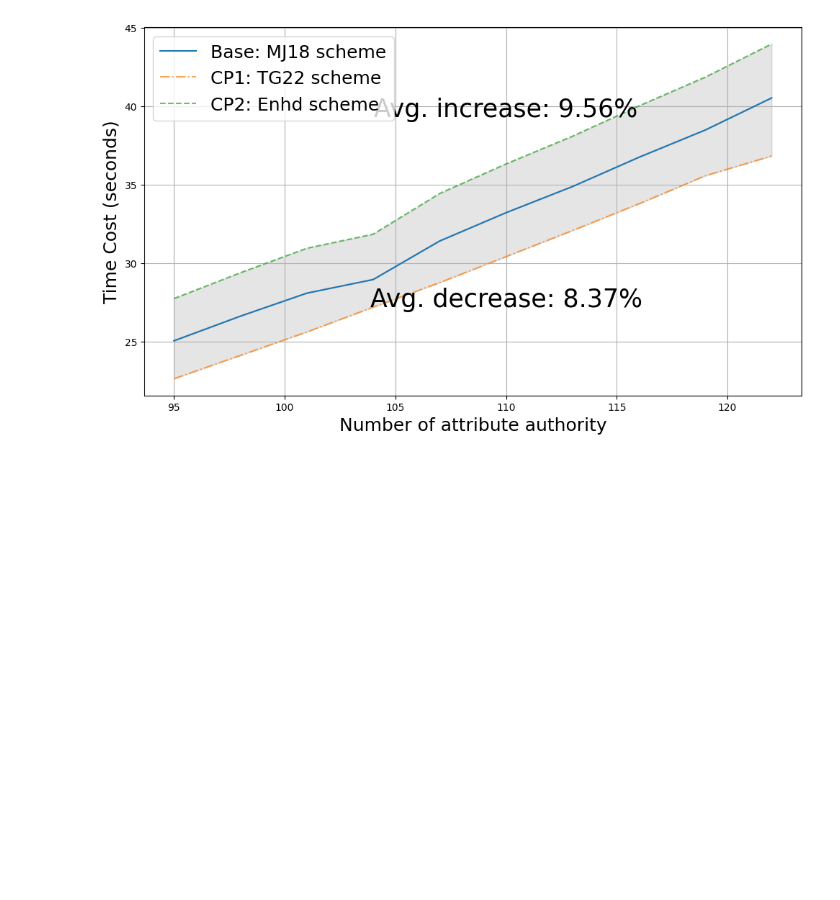
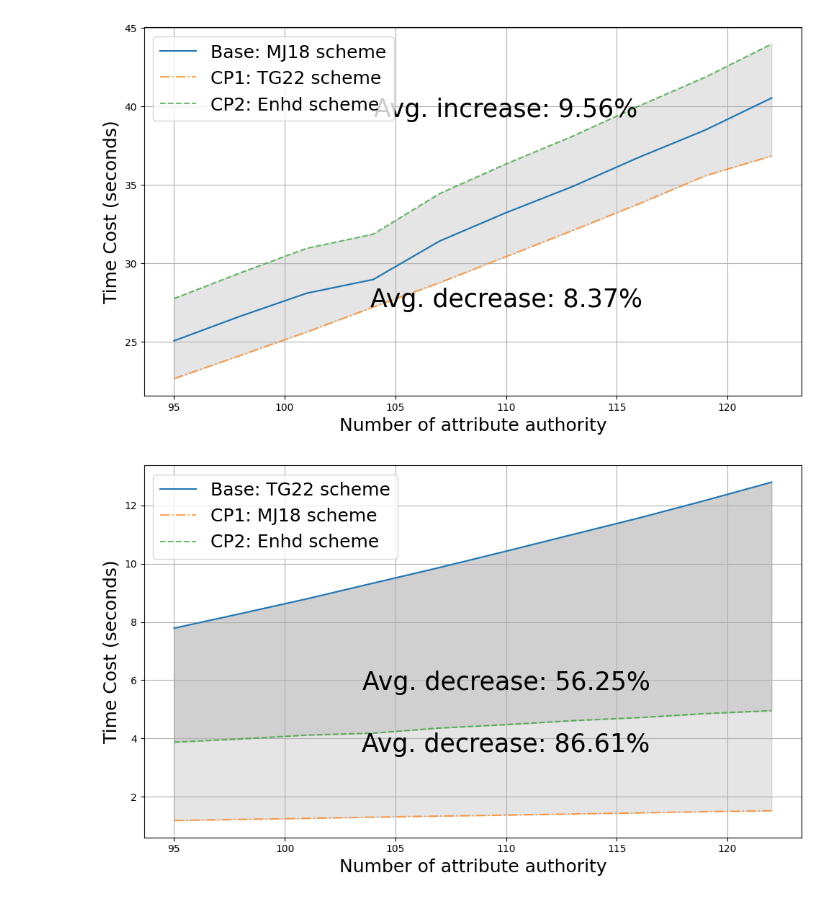
Before and after one commit to Guy1m0/Attack-on-IPPE, a Jupyter notebook: MJ18vsTG22vsOurs.ipynb, the cells around one changed output. Cells and saved outputs as stored; diff of their text form; code cells hidden in the pictures; blank space fills up the shorter version.

```diff
--- a/MJ18vsTG22vsOurs.ipynb
+++ b/MJ18vsTG22vsOurs.ipynb
@@ -496,3 +617,19 @@ for n in xs:
 plot_comp_total(xs, base, [comp1, comp2], ['MJ18 scheme', 'TG22 scheme', 'Enhd scheme'])
 # %% [output]
 [figure]
+# %%
+k = 2
+xs = range(95,125,3)
+comp1 = []
+comp2 = []
+base = []
+
+for n in xs:
+    data = datasets[f'k_{str(k)}_n_{str(n)}']
+    base.append(data['tg22']['auth'])
+    comp1.append(data['mj18']['auth'])
+    comp2.append(data['mj18']['auth'] + data['mj18']['prove'] + data['mj18']['verify'])
+
+plot_comp_total(xs, base, [comp1, comp2], ['TG22 scheme', 'MJ18 scheme', 'Enhd scheme'])
+# %% [output]
+[figure, added]
```
Also changed, not shown: parts of 13 cells of this notebook, 9 other files.
